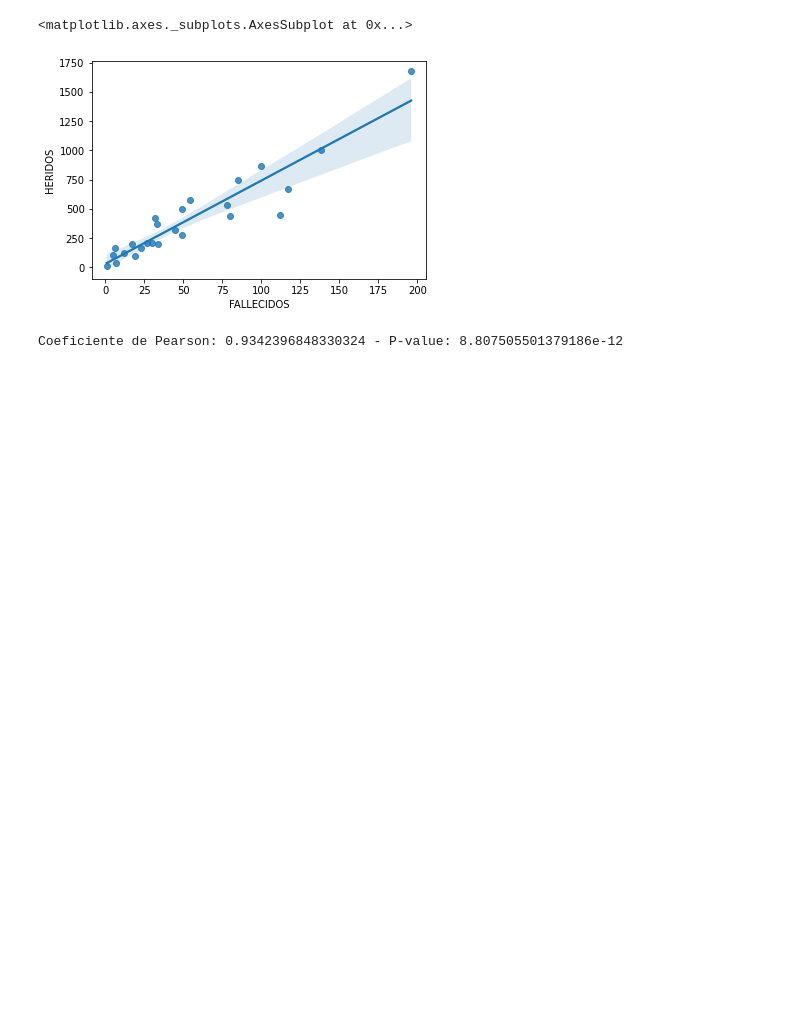
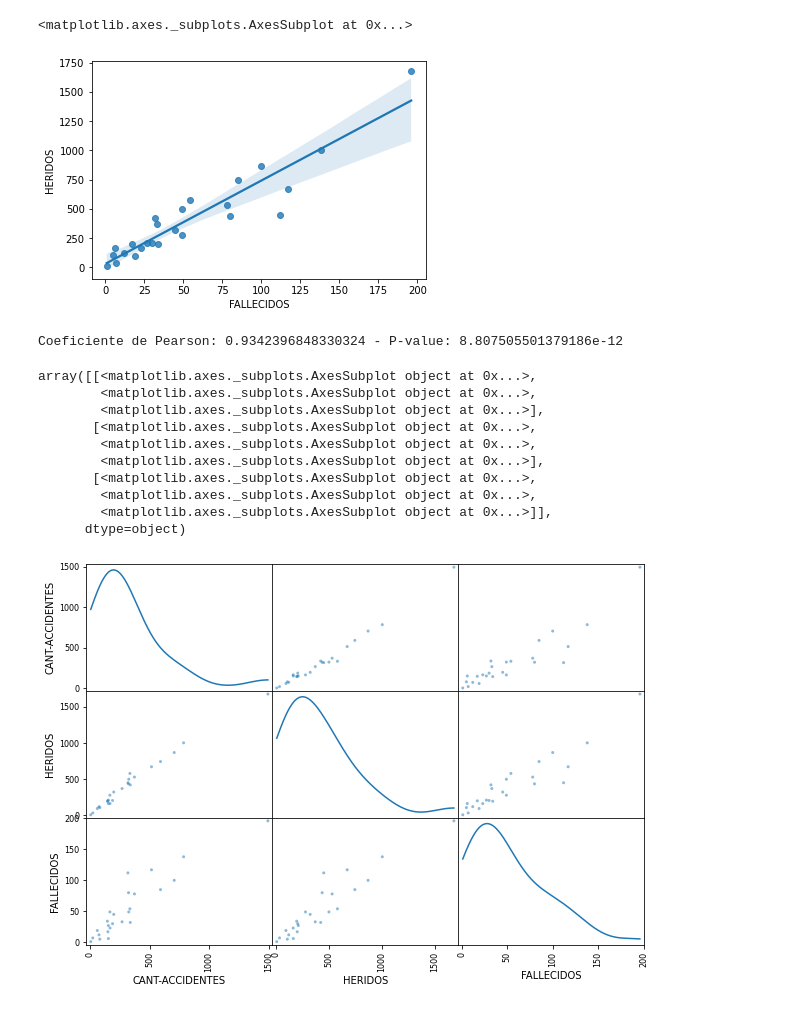
Before and after one commit to FernandoCallasaca/data_science_projects, a Jupyter notebook: Accidentes_de_tránsito_2020_2021_Datos_Limpios.ipynb, the cells around one changed output. Saved outputs shown, nothing was run; the diff lists cells and outputs as text; code cells hidden in the pictures; blank space fills up the shorter version.

```diff
--- a/Accidentes_de_tránsito_2020_2021_Datos_Limpios.ipynb
+++ b/Accidentes_de_tránsito_2020_2021_Datos_Limpios.ipynb
@@ -218,0 +222,14 @@ Coeficiente de Pearson: 0.9342396848330324 - P-value: 8.807505501379186e-12
+# %%
+scatter_matrix(df_departamento_count, diagonal = 'kde', figsize=(10 , 7))
+# %% [output]
+array([[<matplotlib.axes._subplots.AxesSubplot object at 0x...>,
+        <matplotlib.axes._subplots.AxesSubplot object at 0x...>,
+        <matplotlib.axes._subplots.AxesSubplot object at 0x...>],
+       [<matplotlib.axes._subplots.AxesSubplot object at 0x...>,
+        <matplotlib.axes._subplots.AxesSubplot object at 0x...>,
+        <matplotlib.axes._subplots.AxesSubplot object at 0x...>],
+       [<matplotlib.axes._subplots.AxesSubplot object at 0x...>,
+        <matplotlib.axes._subplots.AxesSubplot object at 0x...>,
+        <matplotlib.axes._subplots.AxesSubplot object at 0x...>]],
+      dtype=object)
+[figure, added]
```
Also changed, not shown: parts of 6 cells of this notebook.
